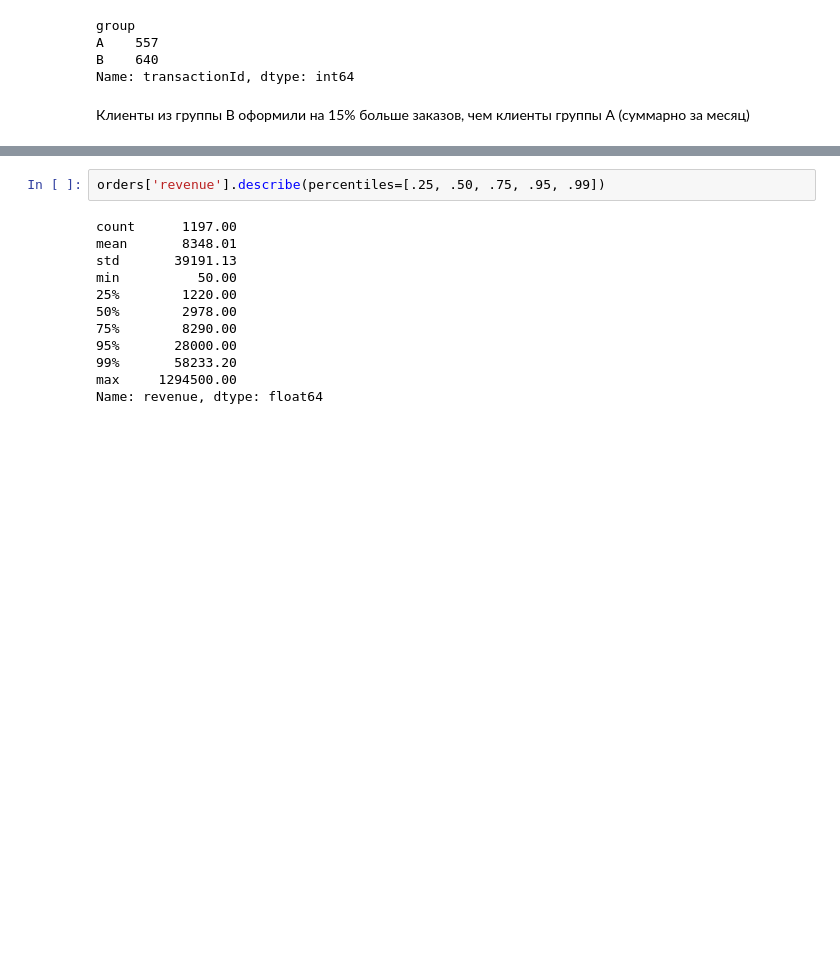
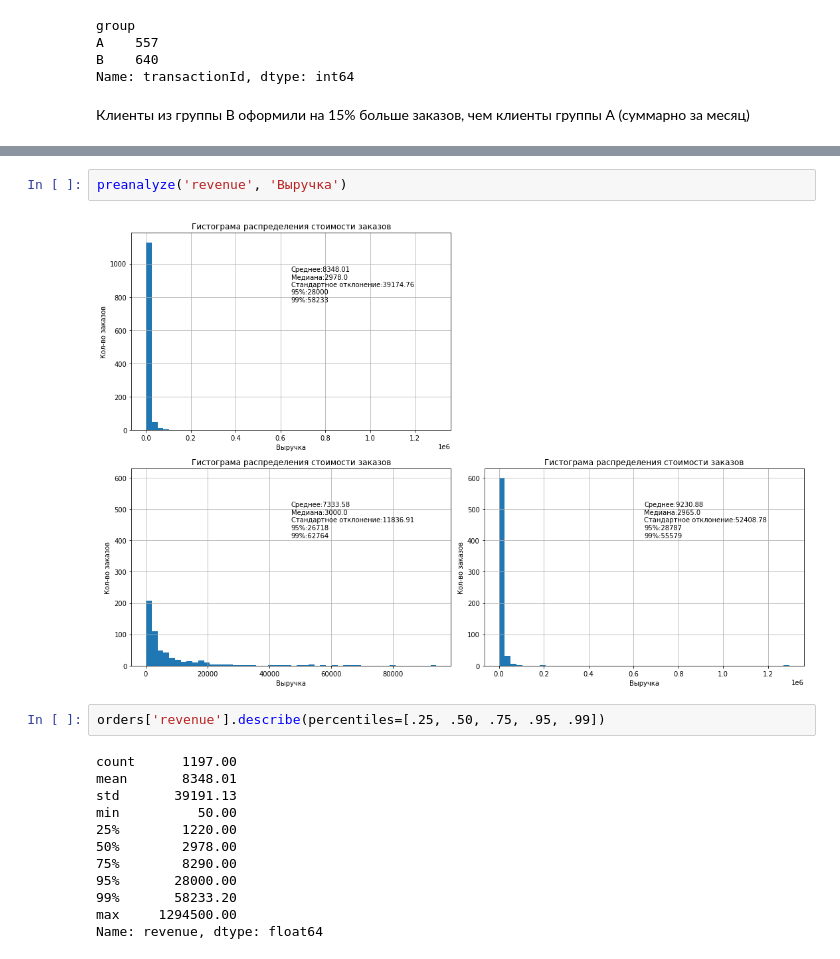
Before and after one commit to zokham/Portfolio, a Jupyter notebook: AB_test_YP/zokham_AB_test_YP.ipynb, the cells around one changed output, grey strips where cells are left out. Drawn from its saved outputs; the diff is of its cells as text; blank space fills up the shorter version.

```diff
--- a/AB_test_YP/zokham_AB_test_YP.ipynb
+++ b/AB_test_YP/zokham_AB_test_YP.ipynb
@@ -399,3 +507,7 @@ orders['revenue'].hist()
+# %%
+preanalyze('revenue', 'Выручка')
+# %% [output]
+[figure, added]
 # %%
 orders['revenue'].describe(percentiles=[.25, .50, .75, .95, .99])
 # %% [output]
```
Also changed, not shown: parts of 37 cells of this notebook.
